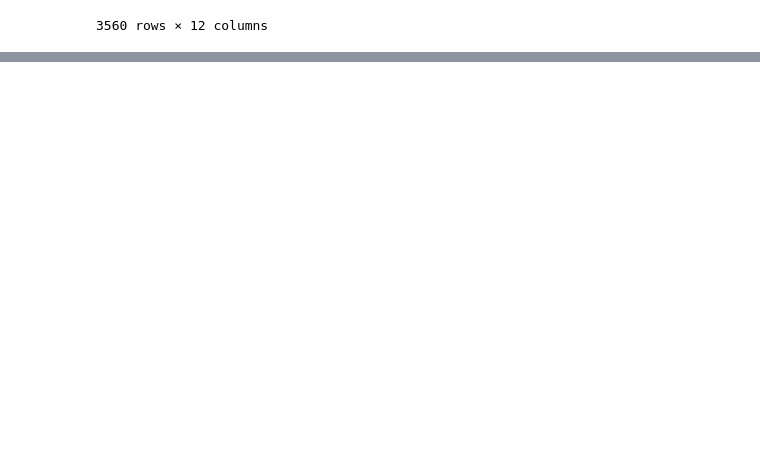
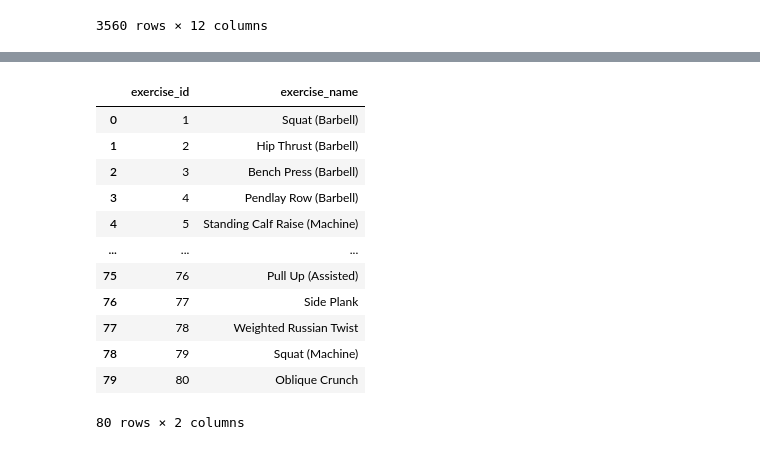
Before and after one commit to SSais/selfhost_db, a Jupyter notebook: notebooks/data_transformation.ipynb, the cells around one changed output, grey strips where cells are left out. Cells and saved outputs as stored; diff of their text form; code cells hidden in the pictures; blank space fills up the shorter version.

```diff
--- a/notebooks/data_transformation.ipynb
+++ b/notebooks/data_transformation.ipynb
@@ -61,0 +97,21 @@ df
+# %%
+# Creating the exercise table
+
+exercises = df[['exercise_name']].drop_duplicates().reset_index(drop=True)
+exercises['exercise_id'] = exercises.index + 1
+exercises = exercises[['exercise_id', 'exercise_name']]
+exercises
+# %% [output]
+|  | exercise_id | exercise_name |
+| 0 | 1 | Squat (Barbell) |
+| 1 | 2 | Hip Thrust (Barbell) |
+| 2 | 3 | Bench Press (Barbell) |
+| 3 | 4 | Pendlay Row (Barbell) |
+| 4 | 5 | Standing Calf Raise (Machine) |
+| ... | ... | ... |
+| 75 | 76 | Pull Up (Assisted) |
+| 76 | 77 | Side Plank |
+| 77 | 78 | Weighted Russian Twist |
+| 78 | 79 | Squat (Machine) |
+| 79 | 80 | Oblique Crunch |
+80 rows × 2 columns
```
Also changed, not shown: parts of 9 cells of this notebook.
